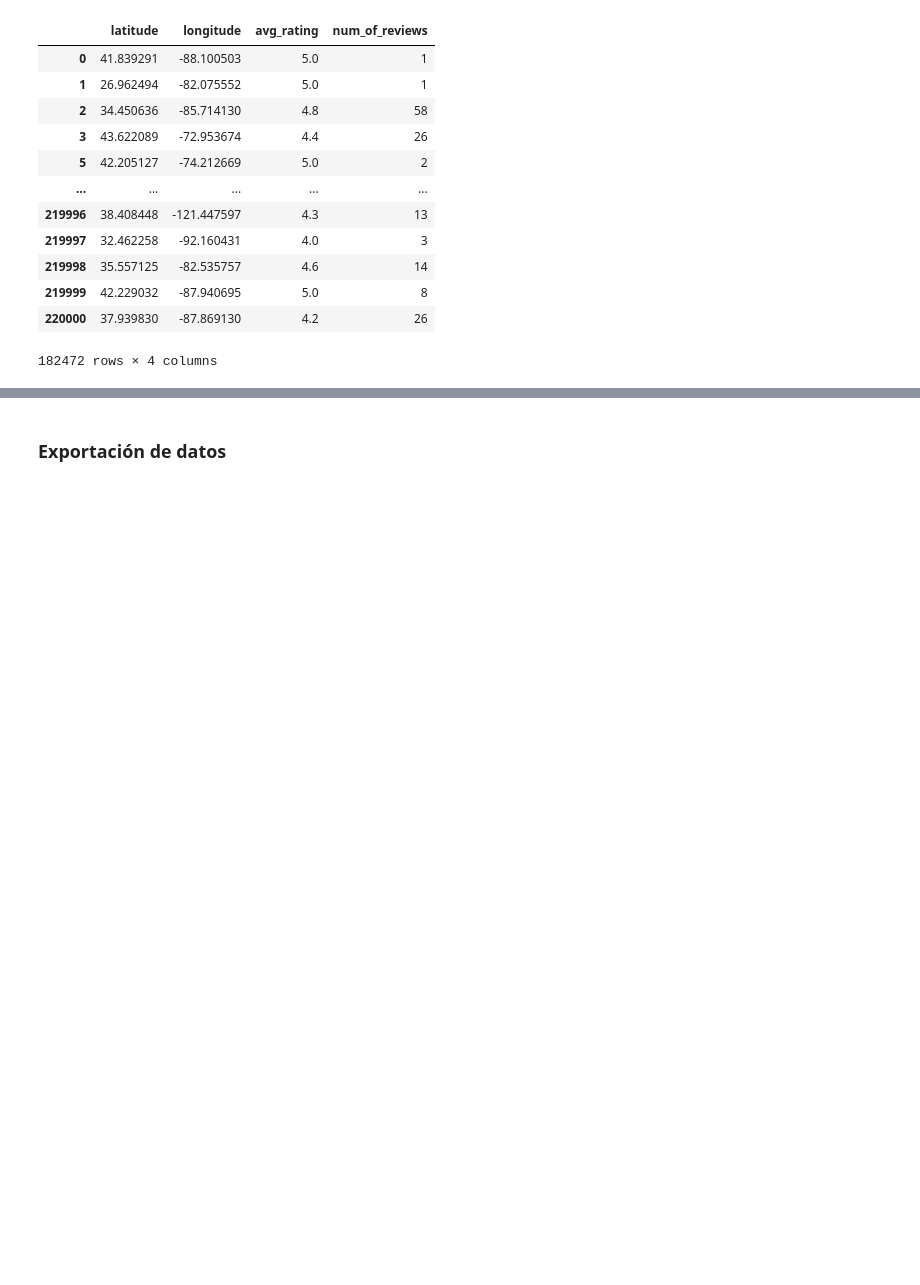
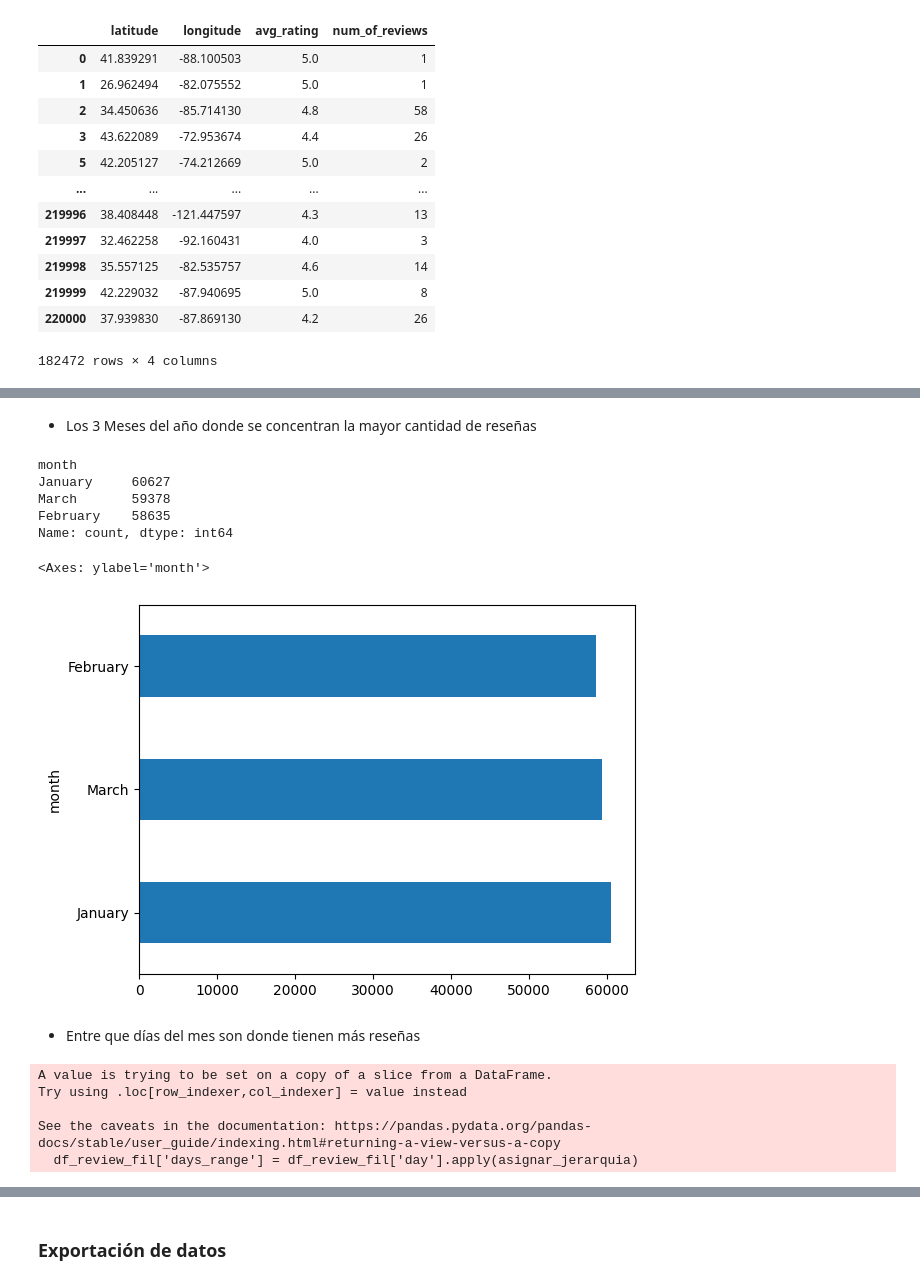
Before and after one commit to bautiarmanicode/HENRY-PROYECTO-FINAL, a Jupyter notebook: 1_Jupyter_Notebooks/2.1 EDA_Google.ipynb, the cells around one changed output, grey strips where cells are left out. Cells and saved outputs as stored; diff of their text form; code cells hidden in the pictures; blank space fills up the shorter version.

```diff
--- a/1_Jupyter_Notebooks/2.1 EDA_Google.ipynb
+++ b/1_Jupyter_Notebooks/2.1 EDA_Google.ipynb
@@ -339,0 +376,34 @@ df_metadata_num_fil
+# %% [markdown]
+- Los 3 Meses del año donde se concentran la mayor cantidad de reseñas
+# %%
+print(df_review_fil.month.value_counts().head(3))
+df_review_fil.month.value_counts().head(3).plot.barh()
+# %% [output]
+month
+January     60627
+March       59378
+February    58635
+Name: count, dtype: int64
+<Axes: ylabel='month'>
+[figure, added]
+# %% [markdown]
+- Entre que días del mes son donde tienen más reseñas
+# %%
+# Definir una función para asignar jerarquías
+def asignar_jerarquia(dia):
+    if 1 <= dia <= 10:
+        return 'Del 1 al 10 dias del mes'
+    elif 11 <= dia <= 20:
+        return 'Del 11 al 20 dias del mes'
+    elif 21 <= dia <= 31:
+        return 'Del 21 al 31 dias del mes'
+    else:
+        return 'No hay jerarquía'
+
+df_review_fil['days_range'] = df_review_fil['day'].apply(asignar_jerarquia)
+# %% [output]
+A value is trying to be set on a copy of a slice from a DataFrame.
+Try using .loc[row_indexer,col_indexer] = value instead
+
+See the caveats in the documentation: https://pandas.pydata.org/pandas-docs/stable/user_guide/indexing.html#returning-a-view-versus-a-copy
+  df_review_fil['days_range'] = df_review_fil['day'].apply(asignar_jerarquia)
```
Also changed, not shown: parts of 31 cells of this notebook, 3 other files.
